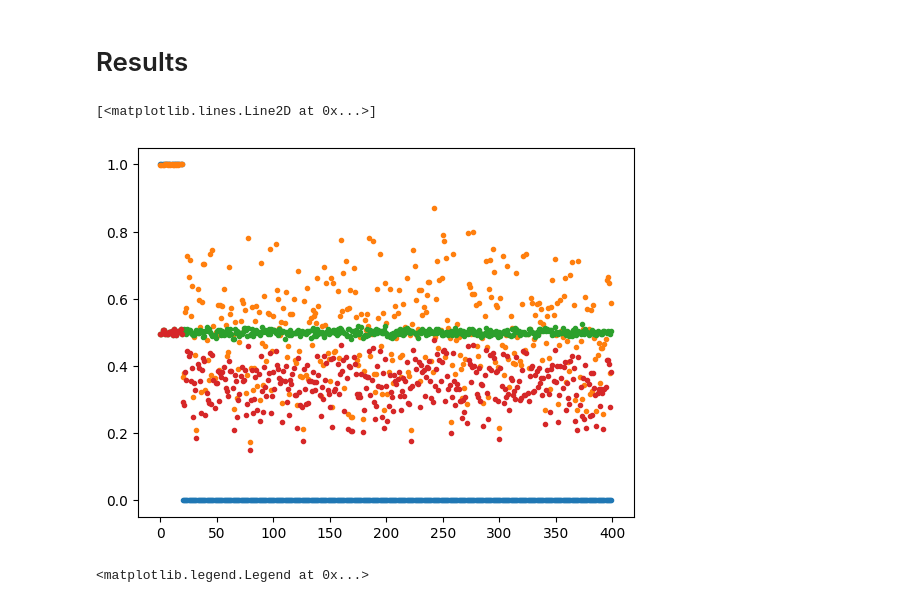
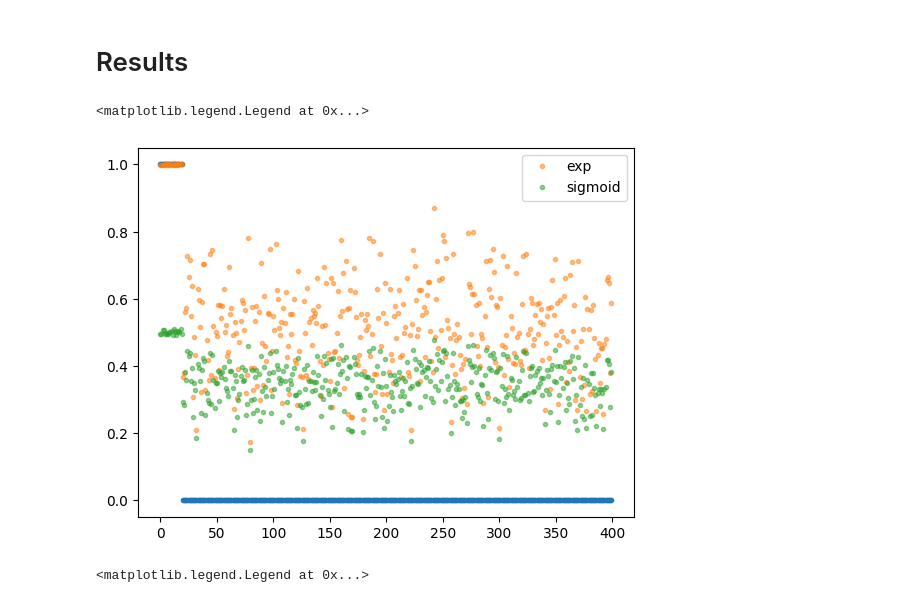
Before and after one commit to Grace0124/numpyro, a Jupyter notebook: concrete_alphas.ipynb, the cells around one changed output. Drawn from its saved outputs; the diff is of its cells as text; code cells hidden in the pictures.

```diff
--- a/concrete_alphas.ipynb
+++ b/concrete_alphas.ipynb
@@ -181,19 +181,20 @@ Number of divergences: 0
 # %%
 # fig, ax = plt.subplots(1, 2, figsize=(12, 5), layout="tight")
 
 true_gamma = np.zeros(n)
 true_gamma[:p_star] = 1
 
 plt.plot(range(D), true_gamma, '.')
-plt.plot(range(D), gamma_samples['exp'], '.')
-plt.plot(range(D), gamma_samples['constant'], '.')
-plt.plot(range(D), gamma_samples['sigmoid'], '.')
+# for a in ['exp', 'constant', 'sigmoid']:
+#     plt.plot(range(D), gamma_samples[a], '.', label=a, alpha=0.5)
 
-# for lam in [2, 1/100]:
-#     ax.scatter(range(D), mean_gammas[lam], s=10, alpha = 0.5)
+for a in ['exp', 'sigmoid']:
+    plt.plot(range(D), gamma_samples[a], '.', label=a, alpha=0.5)
+
+plt.legend()
 # %% [output]
-[<matplotlib.lines.Line2D at 0x...>]
+<matplotlib.legend.Legend at 0x...>
-[figure, old version]
+[figure, new version]
 # %%
 fig, (ax1, ax2) = plt.subplots(1, 2, figsize=(12, 5), layout="tight")
 for ax in [ax1, ax2]:
```
Also changed, not shown: 2 other files.
